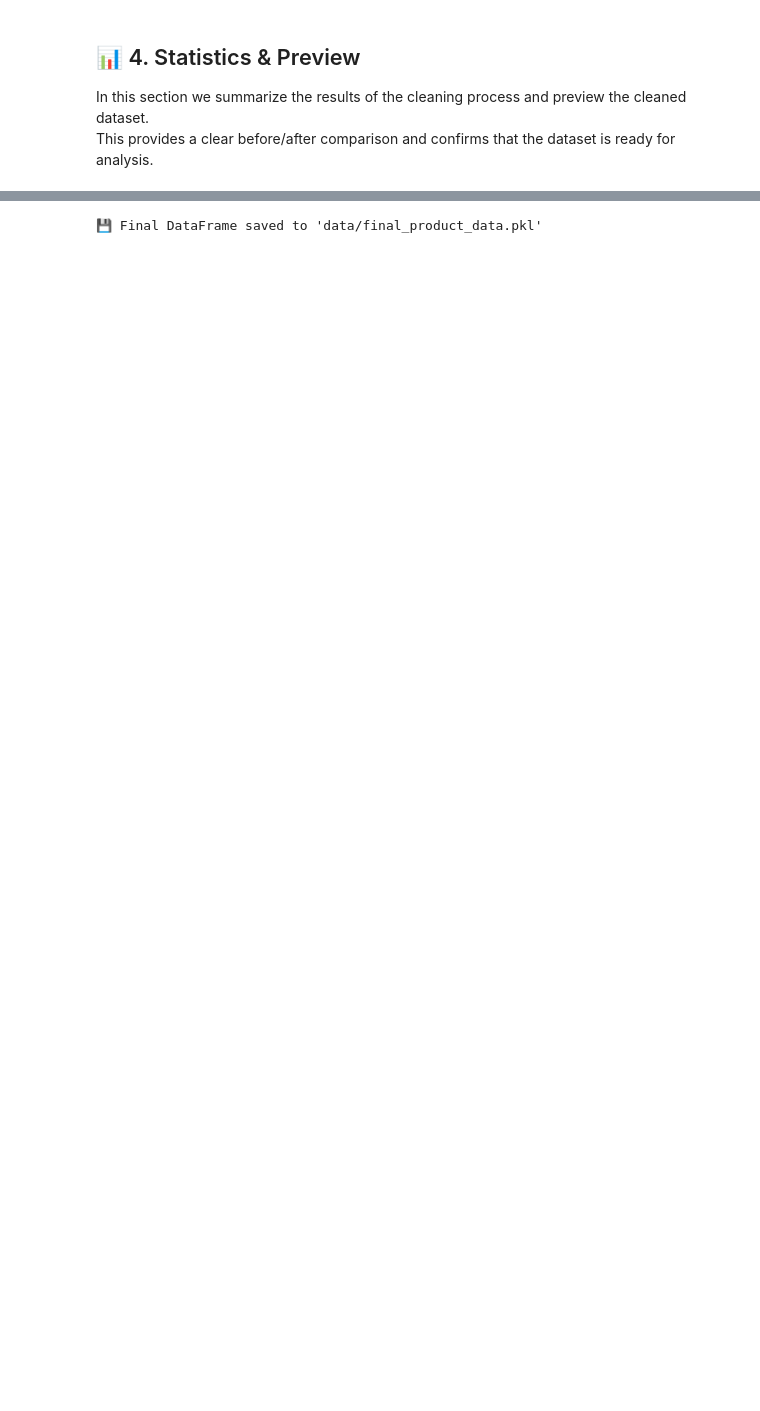
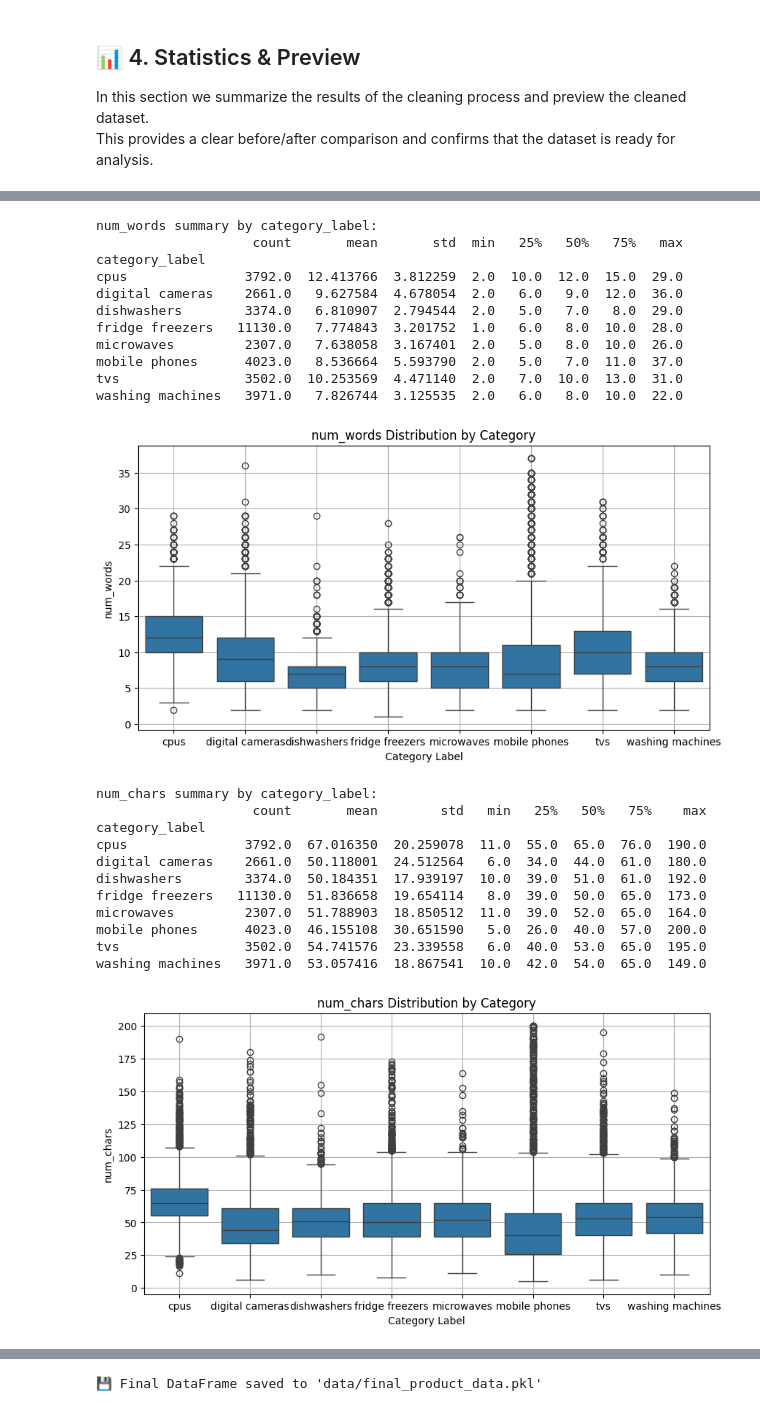
Before and after one commit to dzastin96/product-category-classifier, a Jupyter notebook: notebooks/product_category_analysis.ipynb, the cells around one changed output, grey strips where cells are left out. Saved outputs shown, nothing was run; the diff lists cells and outputs as text; code cells hidden in the pictures; blank space fills up the shorter version.

```diff
--- a/notebooks/product_category_analysis.ipynb
+++ b/notebooks/product_category_analysis.ipynb
@@ -152,7 +158,10 @@ df['category_label'] = df['category_label'].astype(str).str.lower().str.strip()
 df['category_label'] = df['category_label'].replace({
     'cpu': 'cpus',
     'mobile phone': 'mobile phones',
-    'fridge': 'fridges',
+    'fridge': 'fridge freezers',   # merge into fridge freezers
+    'freezer': 'fridge freezers',  # merge into fridge freezers
+    'fridges': 'fridge freezers',   # merge into fridge freezers
+    'freezers': 'fridge freezers',  # merge into fridge freezers
     'nan' : np.nan # convert string 'nan' to actual NaN
 })
 
@@ -166,7 +175,6 @@ df['listing_date'] = pd.to_datetime(df['listing_date'], errors='coerce', dayfirs
 # display() has own formatting settings for floats and datetime, and does not reflect changes made to the DataFrame itself. But we will use display() for better visualization in Jupyter Notebooks.
 df['number_of_views'] = df['number_of_views'].round(2)
 df['merchant_rating'] = df['merchant_rating'].round(2)
-
 
 # Filter out rows that contain at least one missing value
 rows_with_nan = df[df.isnull().any(axis=1)]
@@ -275,0 +289,40 @@ print("✅ Created 'popularity_score' feature.")
+# %%
+import seaborn as sns
+import matplotlib.pyplot as plt
+
+for feature in ['num_words', 'num_chars','has_digits_or_special','has_uppercase_terms','longest_word_len']:
+    print(f"{feature} summary by category_label:")
+    print(df.groupby('category_label', observed=False)[feature].describe())
+
+    plt.figure(figsize=(10, 5))
+    sns.boxplot(data=df, x='category_label', y=feature)
+    plt.title(f"{feature} Distribution by Category")
+    plt.xlabel("Category Label")
+    plt.ylabel(feature)
+    plt.grid(True)
+    plt.show()
+# %% [output]
+num_words summary by category_label:
+                    count       mean       std  min   25%   50%   75%   max
+category_label
+cpus               3792.0  12.413766  3.812259  2.0  10.0  12.0  15.0  29.0
+digital cameras    2661.0   9.627584  4.678054  2.0   6.0   9.0  12.0  36.0
+dishwashers        3374.0   6.810907  2.794544  2.0   5.0   7.0   8.0  29.0
+fridge freezers   11130.0   7.774843  3.201752  1.0   6.0   8.0  10.0  28.0
+microwaves         2307.0   7.638058  3.167401  2.0   5.0   8.0  10.0  26.0
+mobile phones      4023.0   8.536664  5.593790  2.0   5.0   7.0  11.0  37.0
+tvs                3502.0  10.253569  4.471140  2.0   7.0  10.0  13.0  31.0
+washing machines   3971.0   7.826744  3.125535  2.0   6.0   8.0  10.0  22.0
+[figure, added]
+num_chars summary by category_label:
+                    count       mean        std   min   25%   50%   75%    max
+category_label
+cpus               3792.0  67.016350  20.259078  11.0  55.0  65.0  76.0  190.0
+digital cameras    2661.0  50.118001  24.512564   6.0  34.0  44.0  61.0  180.0
+dishwashers        3374.0  50.184351  17.939197  10.0  39.0  51.0  61.0  192.0
+fridge freezers   11130.0  51.836658  19.654114   8.0  39.0  50.0  65.0  173.0
+microwaves         2307.0  51.788903  18.850512  11.0  39.0  52.0  65.0  164.0
+mobile phones      4023.0  46.155108  30.651590   5.0  26.0  40.0  57.0  200.0
+tvs                3502.0  54.741576  23.339558   6.0  40.0  53.0  65.0  195.0
+washing machines   3971.0  53.057416  18.867541  10.0  42.0  54.0  65.0  149.0
+[figure, added]
```
Also changed, not shown: parts of 16 cells of this notebook, 1 other file.
